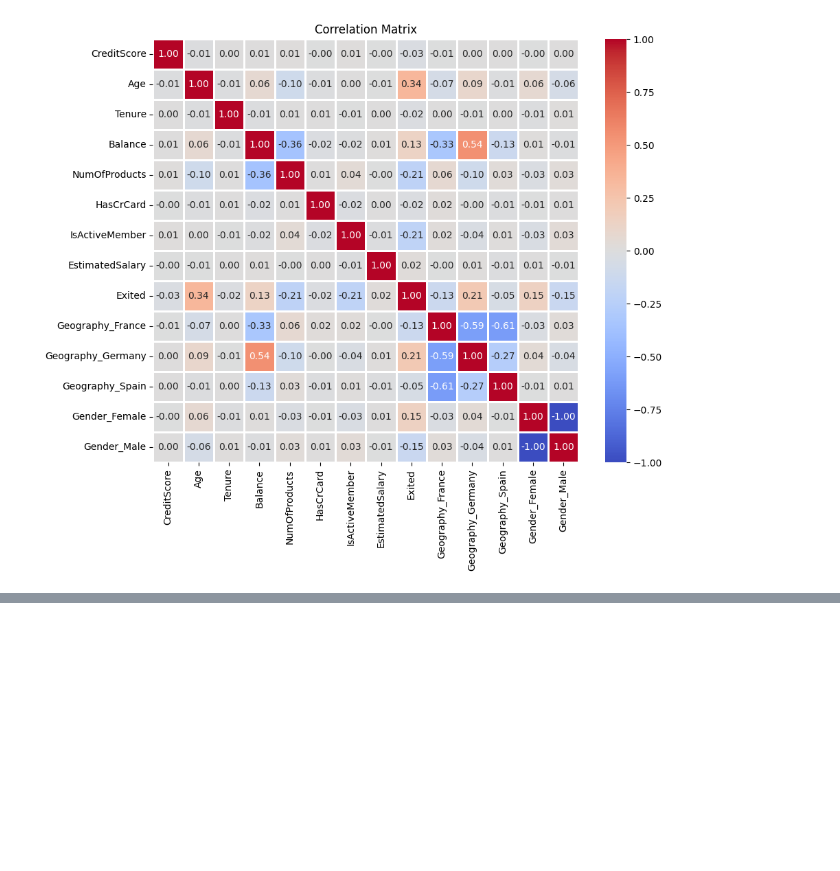
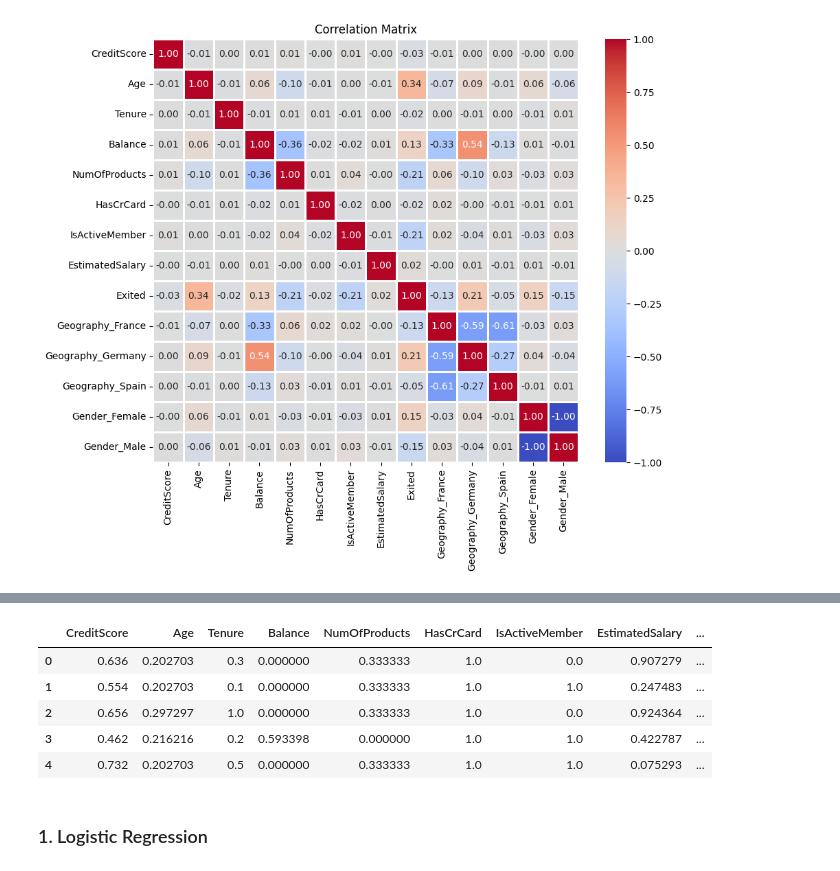
Before and after one commit to Christian-F-Badillo/Kaggle-Bin-Class-Bank-Churn-Dataset, a Jupyter notebook: bin_class.ipynb, the cells around one changed output, grey strips where cells are left out. Cells and saved outputs as stored; diff of their text form; code cells hidden in the pictures; blank space fills up the shorter version.

```diff
--- a/bin_class.ipynb
+++ b/bin_class.ipynb
@@ -145,0 +200,22 @@ plt.show()
+# %%
+from torch.utils.data import Dataset, DataLoader
+from sklearn.preprocessing import MinMaxScaler
+
+X_train = train_data_dummy.drop('Exited', axis=1)
+y_train = train_data_dummy['Exited']
+
+# Standardize the data
+scaler = MinMaxScaler()
+
+X_train_scaled = scaler.fit_transform(X_train)
+# %%
+pd.DataFrame(X_train_scaled, columns=X_train.columns).head()
+# %% [output]
+|  | CreditScore | Age | Tenure | Balance | NumOfProducts | HasCrCard | IsActiveMember | EstimatedSalary | ... |
+| 0 | 0.636 | 0.202703 | 0.3 | 0.000000 | 0.333333 | 1.0 | 0.0 | 0.907279 | ... |
+| 1 | 0.554 | 0.202703 | 0.1 | 0.000000 | 0.333333 | 1.0 | 1.0 | 0.247483 | ... |
+| 2 | 0.656 | 0.297297 | 1.0 | 0.000000 | 0.333333 | 1.0 | 0.0 | 0.924364 | ... |
+| 3 | 0.462 | 0.216216 | 0.2 | 0.593398 | 0.000000 | 1.0 | 1.0 | 0.422787 | ... |
+| 4 | 0.732 | 0.202703 | 0.5 | 0.000000 | 0.333333 | 1.0 | 1.0 | 0.075293 | ... |
+# %% [markdown]
+### 1. Logistic Regression
```
Also changed, not shown: parts of 10 cells of this notebook.
